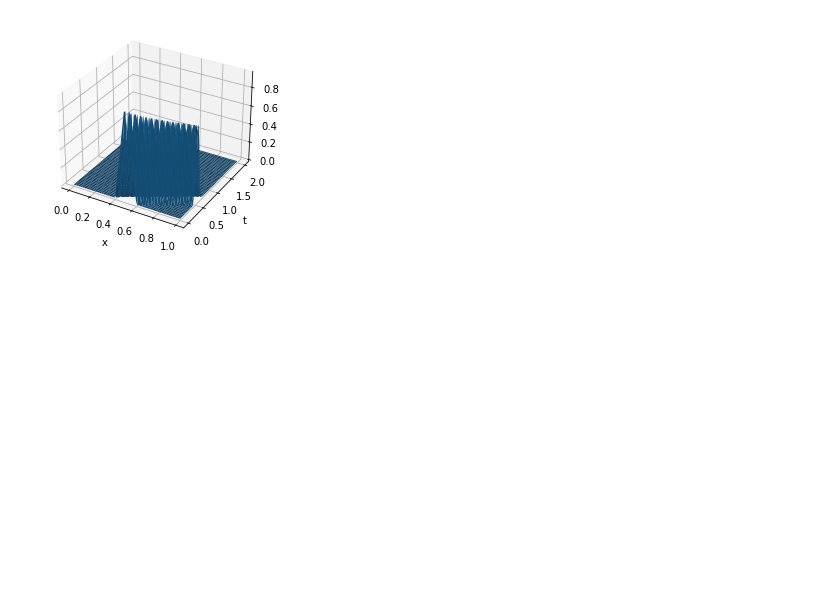
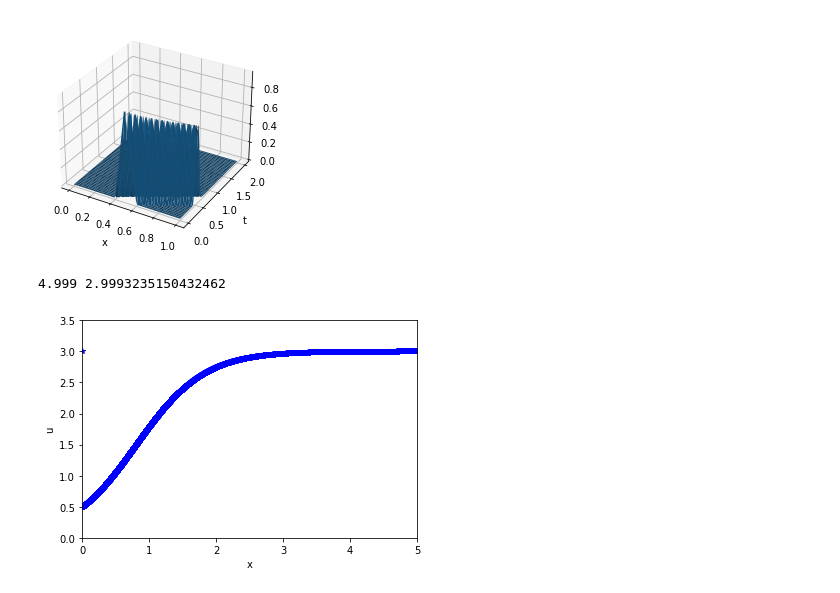
Before and after one commit to wssuzb/homework_code, a Jupyter notebook: mhd_solution/hw2/test.ipynb, the cells around one changed output. Drawn from its saved outputs; the diff is of its cells as text; code cells hidden in the pictures; blank space fills up the shorter version.

```diff
--- a/mhd_solution/hw2/test.ipynb
+++ b/mhd_solution/hw2/test.ipynb
@@ -230,3 +230,27 @@ ax = fig.add_subplot(projection='3d')
 # surf = ax.plot_surface(X, T, sol)
 # %% [output]
 [figure]
+# %%
+import numpy as np
+from matplotlib.pyplot import plot,savefig
+import matplotlib.pyplot  as plt
+r=2
+K=3
+h=0.001
+step=5000
+u=np.zeros((1,step+1))
+x=np.zeros((1,step+1))
+u[0,0]=0.5
+for i in range(0,step):
+    u[0,i+1]=u[0,i]+h*(r*u[0,i]-u[0,i]*u[0,i]*r/K)
+    x[0,i]=h*i
+print(x[0,step-1],u[0,step])
+plt.xlim(0,5)
+plt.ylim(0,3.5)
+plt.xlabel("x")
+plt.ylabel("u")
+plt.plot(x,u,'--*b')
+plt.show()
+# %% [output]
+4.999 2.9993235150432462
+[figure, added]
```
Also changed, not shown: parts of 2 cells of this notebook, 2 other files.
